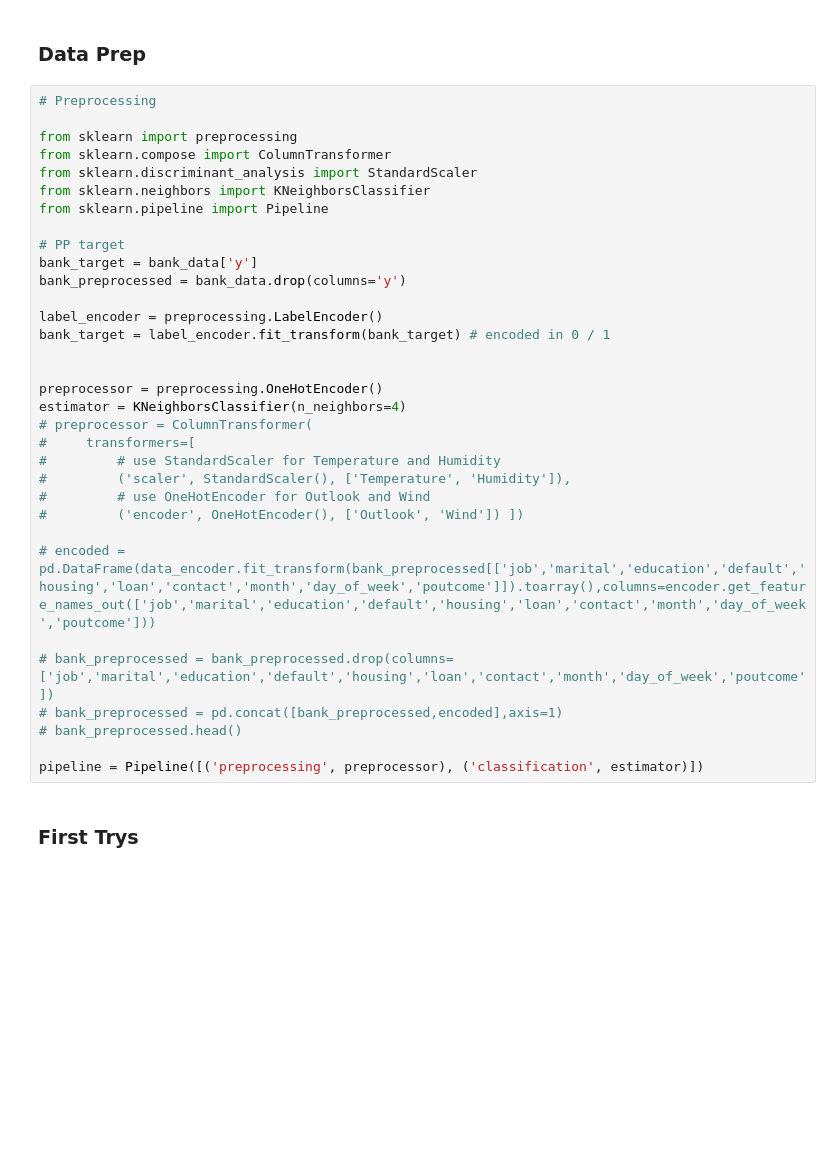
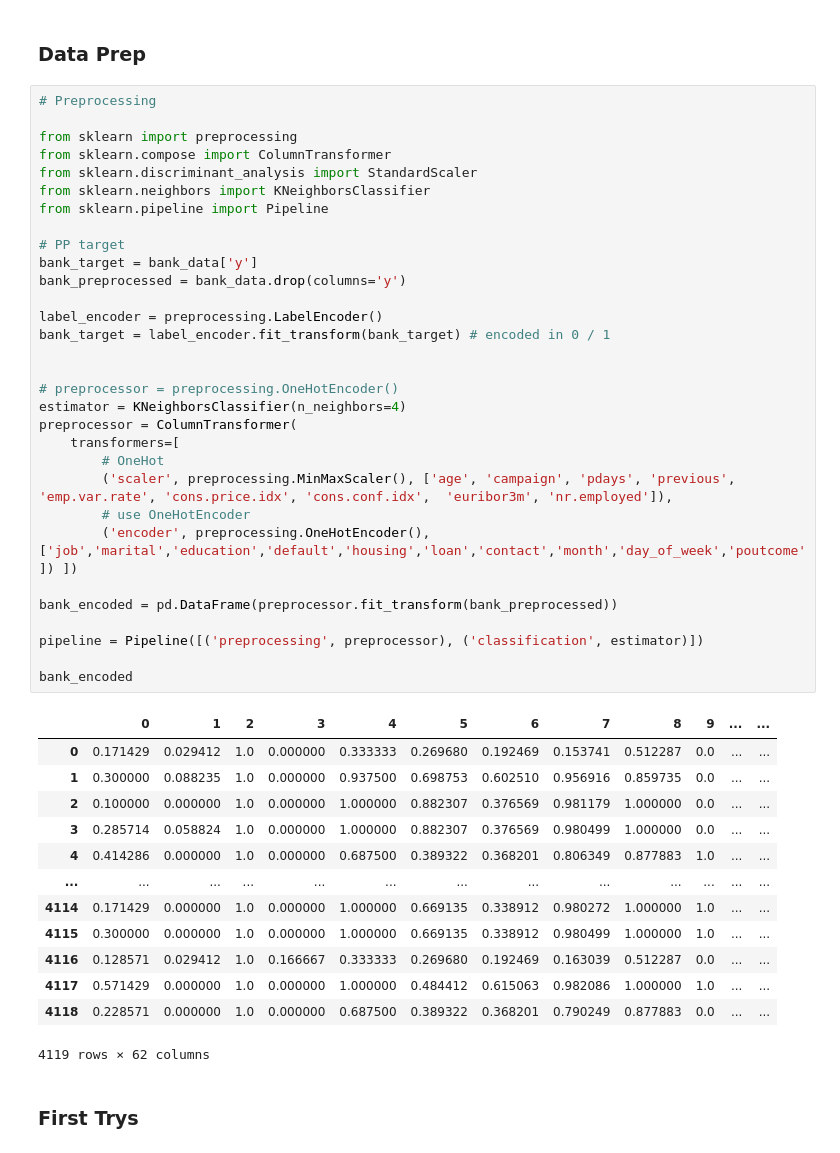
Before and after one commit to joscha-st/ibait_ml_g1, a Jupyter notebook: research.ipynb, the cells around one changed output. Drawn from its saved outputs; the diff is of its cells as text; blank space fills up the shorter version.

```diff
--- a/research.ipynb
+++ b/research.ipynb
@@ -33,36 +39,48 @@ bank_data.head()
 # %%
 # Preprocessing
 
 from sklearn import preprocessing
 from sklearn.compose import ColumnTransformer
 from sklearn.discriminant_analysis import StandardScaler
 from sklearn.neighbors import KNeighborsClassifier
 from sklearn.pipeline import Pipeline
 
 # PP target
 bank_target = bank_data['y']
 bank_preprocessed = bank_data.drop(columns='y')
 
 label_encoder = preprocessing.LabelEncoder()
 bank_target = label_encoder.fit_transform(bank_target) # encoded in 0 / 1
 
 
-preprocessor = preprocessing.OneHotEncoder()
+# preprocessor = preprocessing.OneHotEncoder()
 estimator = KNeighborsClassifier(n_neighbors=4)
-# preprocessor = ColumnTransformer(
-#     transformers=[
-#         # use StandardScaler for Temperature and Humidity
-#         ('scaler', StandardScaler(), ['Temperature', 'Humidity']),
-#         # use OneHotEncoder for Outlook and Wind
-#         ('encoder', OneHotEncoder(), ['Outlook', 'Wind']) ])
+preprocessor = ColumnTransformer(
+    transformers=[
+        # OneHot
+        ('scaler', preprocessing.MinMaxScaler(), ['age', 'campaign', 'pdays', 'previous', 'emp.var.rate', 'cons.price.idx', 'cons.conf.idx',  'euribor3m', 'nr.employed']),
+        # use OneHotEncoder
+        ('encoder', preprocessing.OneHotEncoder(), ['job','marital','education','default','housing','loan','contact','month','day_of_week','poutcome']) ])
 
-# encoded = pd.DataFrame(data_encoder.fit_transform(bank_preprocessed[['job','marital','education','default','housing','loan','contact','month','day_of_week','poutcome']]).toarray(),columns=encoder.get_feature_names_out(['job','marital','education','default','housing','loan','contact','month','day_of_week','poutcome']))
-
-# bank_preprocessed = bank_preprocessed.drop(columns=['job','marital','education','default','housing','loan','contact','month','day_of_week','poutcome'])
-# bank_preprocessed = pd.concat([bank_preprocessed,encoded],axis=1)
-# bank_preprocessed.head()
+bank_encoded = pd.DataFrame(preprocessor.fit_transform(bank_preprocessed))
 
 pipeline = Pipeline([('preprocessing', preprocessor), ('classification', estimator)])
+
+bank_encoded
+# %% [output]
+|  | 0 | 1 | 2 | 3 | 4 | 5 | 6 | 7 | 8 | 9 | ... | ... |
+| 0 | 0.171429 | 0.029412 | 1.0 | 0.000000 | 0.333333 | 0.269680 | 0.192469 | 0.153741 | 0.512287 | 0.0 | ... | ... |
+| 1 | 0.300000 | 0.088235 | 1.0 | 0.000000 | 0.937500 | 0.698753 | 0.602510 | 0.956916 | 0.859735 | 0.0 | ... | ... |
+| 2 | 0.100000 | 0.000000 | 1.0 | 0.000000 | 1.000000 | 0.882307 | 0.376569 | 0.981179 | 1.000000 | 0.0 | ... | ... |
+| 3 | 0.285714 | 0.058824 | 1.0 | 0.000000 | 1.000000 | 0.882307 | 0.376569 | 0.980499 | 1.000000 | 0.0 | ... | ... |
+| 4 | 0.414286 | 0.000000 | 1.0 | 0.000000 | 0.687500 | 0.389322 | 0.368201 | 0.806349 | 0.877883 | 1.0 | ... | ... |
+| ... | ... | ... | ... | ... | ... | ... | ... | ... | ... | ... | ... | ... |
+| 4114 | 0.171429 | 0.000000 | 1.0 | 0.000000 | 1.000000 | 0.669135 | 0.338912 | 0.980272 | 1.000000 | 1.0 | ... | ... |
+| 4115 | 0.300000 | 0.000000 | 1.0 | 0.000000 | 1.000000 | 0.669135 | 0.338912 | 0.980499 | 1.000000 | 1.0 | ... | ... |
+| 4116 | 0.128571 | 0.029412 | 1.0 | 0.166667 | 0.333333 | 0.269680 | 0.192469 | 0.163039 | 0.512287 | 0.0 | ... | ... |
+| 4117 | 0.571429 | 0.000000 | 1.0 | 0.000000 | 1.000000 | 0.484412 | 0.615063 | 0.982086 | 1.000000 | 1.0 | ... | ... |
+| 4118 | 0.228571 | 0.000000 | 1.0 | 0.000000 | 0.687500 | 0.389322 | 0.368201 | 0.790249 | 0.877883 | 0.0 | ... | ... |
+4119 rows × 62 columns
 # %% [markdown]
 ### First Trys
 # %%
```
Also changed, not shown: parts of 2 cells of this notebook.
